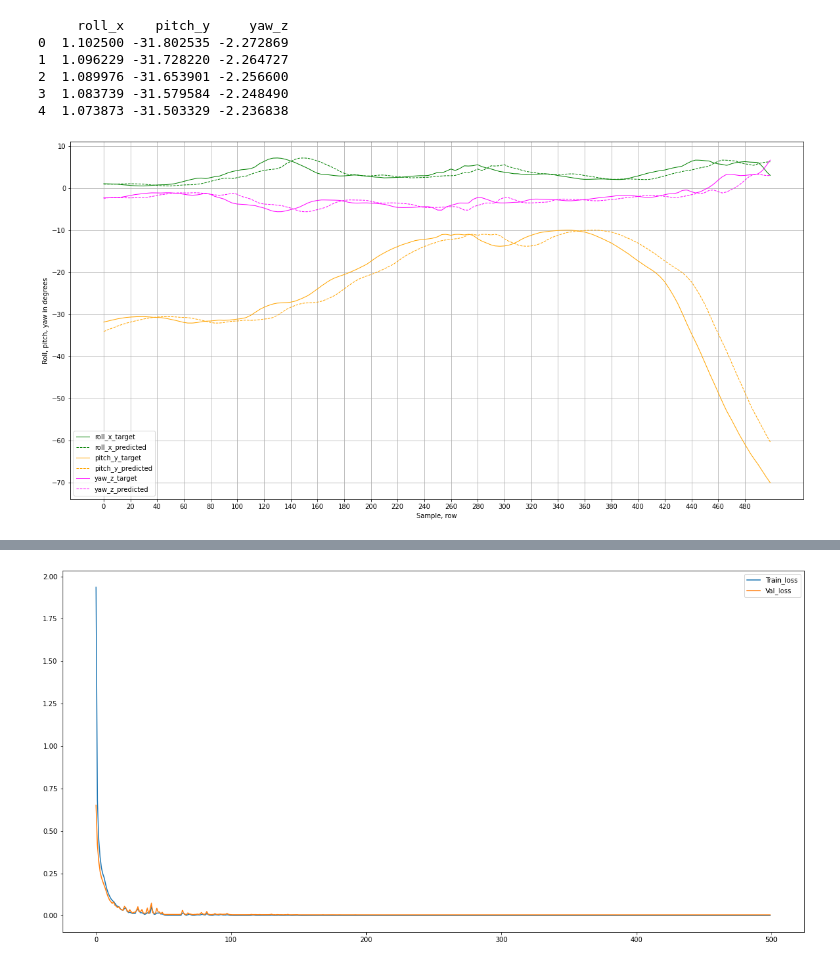
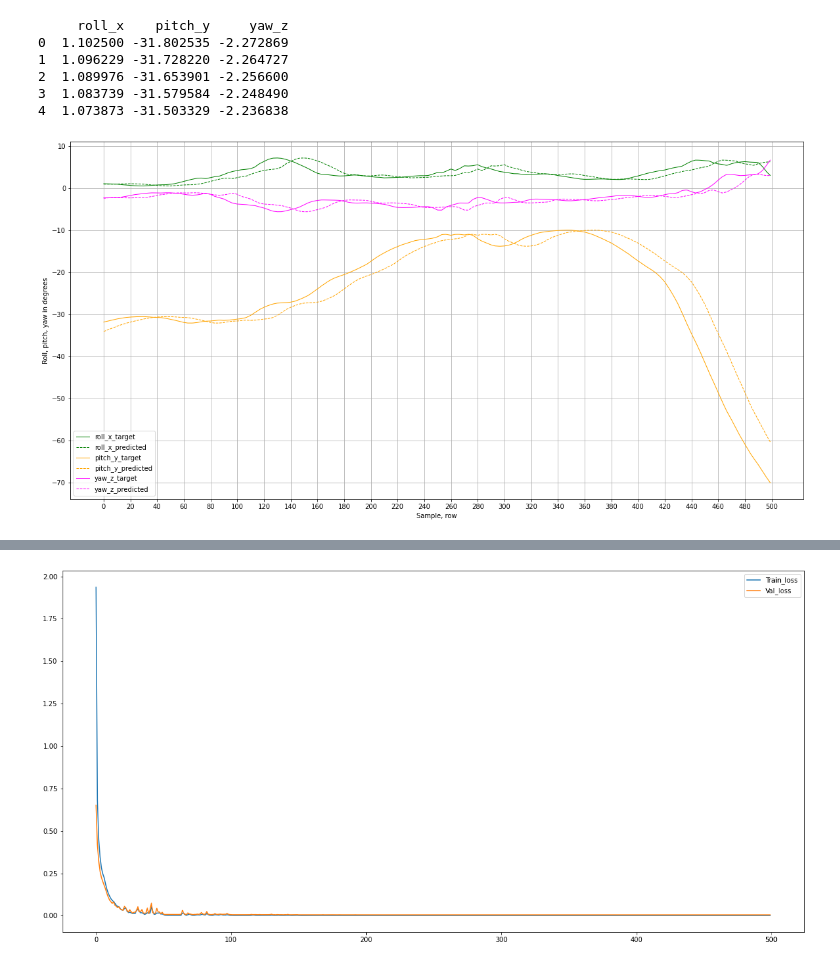
Before and after one commit to oleksa-oleksa/MasterThesis_UserPosition_6DOF, a Jupyter notebook: Development/notebooks/thesis_plots.ipynb, the cells around one changed output, grey strips where cells are left out. Saved outputs shown, nothing was run; the diff lists cells and outputs as text; code cells hidden in the pictures.

Commit message:
Section -Baseline model- added all plots, converted to Euler and section is done

```diff
--- a/Development/notebooks/thesis_plots.ipynb
+++ b/Development/notebooks/thesis_plots.ipynb
@@ -163,32 +163,32 @@ axis = 'roll_x'
 model = base
 model_name = "base_euler"
 min_x = 0
-max_x = 499
+max_x = 500
 
 fig = plt.figure()
 plt.plot(rot_euler_target_df.loc[min_x:max_x, axis], color='green', linestyle='solid', label=(axis + '_target'), linewidth=1)
 plt.plot(rot_euler_base_df.loc[min_x:max_x, axis], color='green', linestyle='dashed', label=(axis + '_predicted'), linewidth=1)
 
 axis = 'pitch_y'
 plt.plot(rot_euler_target_df.loc[min_x:max_x, axis], color='orange', linestyle='solid', label=(axis + '_target'), linewidth=1)
 plt.plot(rot_euler_base_df.loc[min_x:max_x, axis], color='orange', linestyle='dashed', label=(axis + '_predicted'), linewidth=1)
 
 axis = 'yaw_z'
 plt.plot(rot_euler_target_df.loc[min_x:max_x, axis], color='magenta', linestyle='solid', label=(axis + '_target'), linewidth=1)
 plt.plot(rot_euler_base_df.loc[min_x:max_x, axis], color='magenta', linestyle='dashed', label=(axis + '_predicted'), linewidth=1)
 
 
 fig.set_figwidth(20)
 fig.set_figheight(10)
 plt.xlabel('Sample, row')
 plt.ylabel('Roll, pitch, yaw in degrees')
 plt.legend()
 plt.grid()
 plt.xticks(np.arange(min_x, max_x+1, 20))
 plt.show()
 
 axis = "roll_pitch_yaw"
 out = os.path.join(dest, f"{model_name}-{axis}.pdf")
 fig.savefig(out)
 # %% [output]
-[figure, old version]
+[figure, new version]
```
Also changed, not shown: parts of 2 cells of this notebook, 3 other files.
